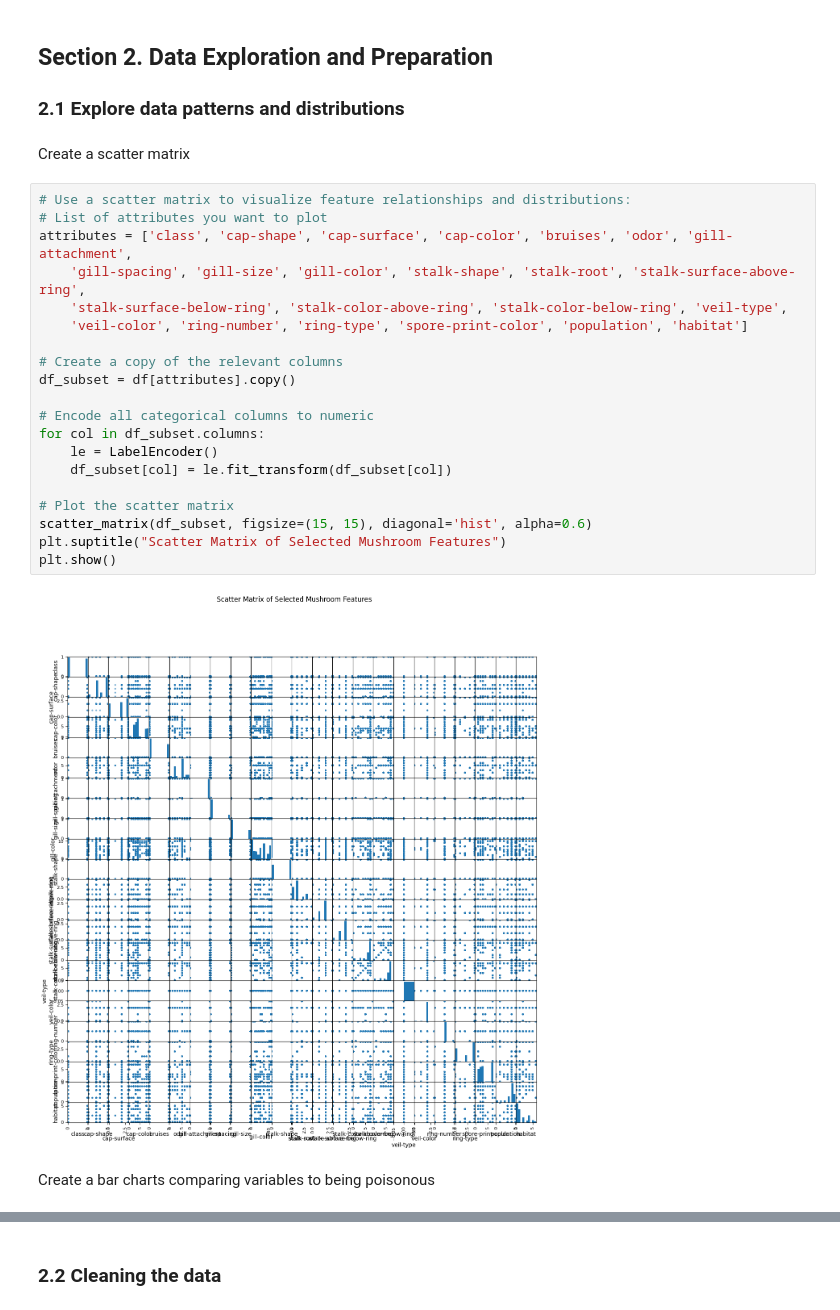
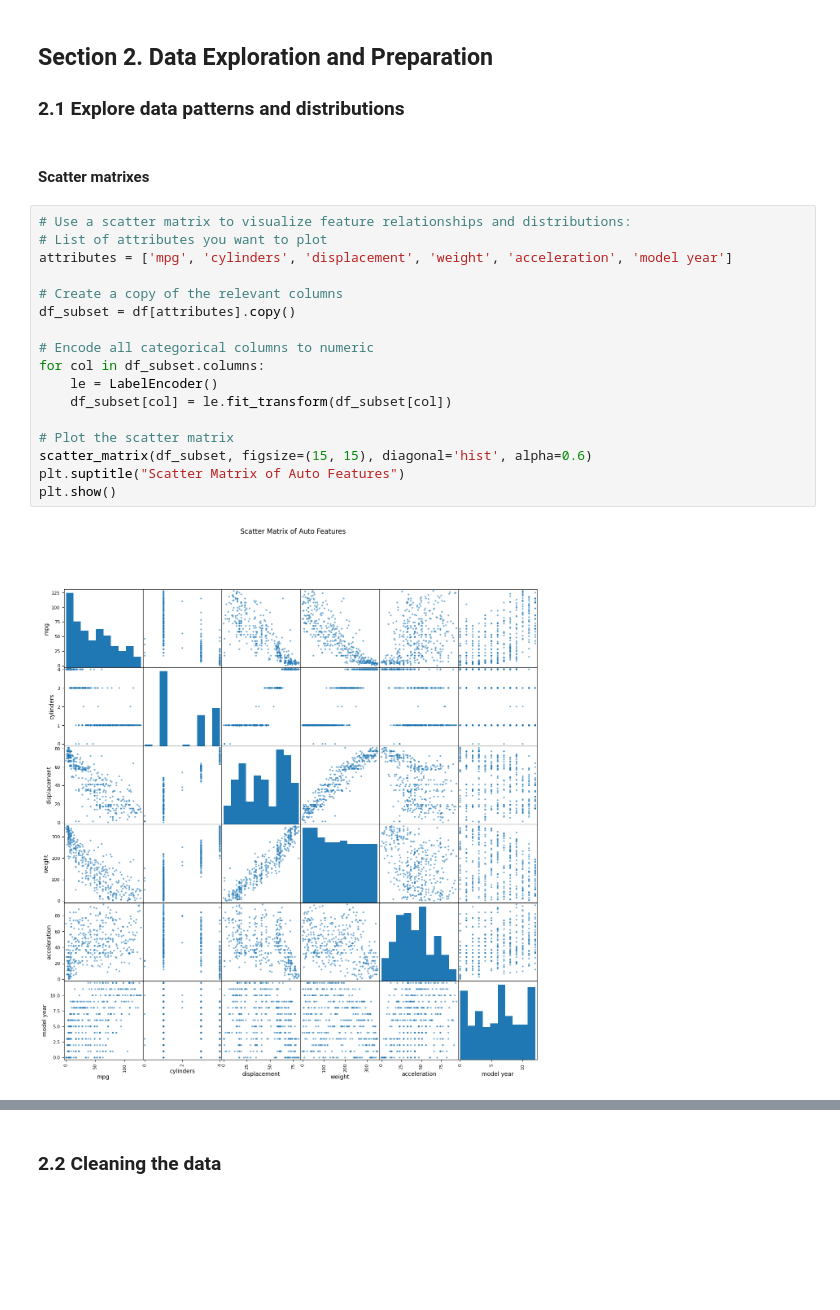
Before and after one commit to sapapesh/applied-ml-showard, a Jupyter notebook: regression/regression_sahoward.ipynb, the cells around one changed output, grey strips where cells are left out. Drawn from its saved outputs; the diff is of its cells as text; blank space fills up the shorter version.

```diff
--- a/regression/regression_sahoward.ipynb
+++ b/regression/regression_sahoward.ipynb
@@ -116,29 +117,24 @@ The data appears to be complete and does not have missing values. I am not sure
 ## Section 2. Data Exploration and Preparation
 
 ### 2.1 Explore data patterns and distributions
-# %% [markdown]
-Create a scatter matrix
+# %% [markdown]
+#### Scatter matrixes
 # %%
 # Use a scatter matrix to visualize feature relationships and distributions:
 # List of attributes you want to plot
-attributes = ['class', 'cap-shape', 'cap-surface', 'cap-color', 'bruises', 'odor', 'gill-attachment',
-    'gill-spacing', 'gill-size', 'gill-color', 'stalk-shape', 'stalk-root', 'stalk-surface-above-ring',
-    'stalk-surface-below-ring', 'stalk-color-above-ring', 'stalk-color-below-ring', 'veil-type',
-    'veil-color', 'ring-number', 'ring-type', 'spore-print-color', 'population', 'habitat']
+attributes = ['mpg', 'cylinders', 'displacement', 'weight', 'acceleration', 'model year']
 
 # Create a copy of the relevant columns
 df_subset = df[attributes].copy()
 
 # Encode all categorical columns to numeric
 for col in df_subset.columns:
     le = LabelEncoder()
     df_subset[col] = le.fit_transform(df_subset[col])
 
 # Plot the scatter matrix
 scatter_matrix(df_subset, figsize=(15, 15), diagonal='hist', alpha=0.6)
-plt.suptitle("Scatter Matrix of Selected Mushroom Features")
+plt.suptitle("Scatter Matrix of Auto Features")
 plt.show()
 # %% [output]
-[figure, old version]
+[figure, new version]
-# %% [markdown]
-Create a bar charts comparing variables to being poisonous
```
Also changed, not shown: parts of 21 cells of this notebook.
